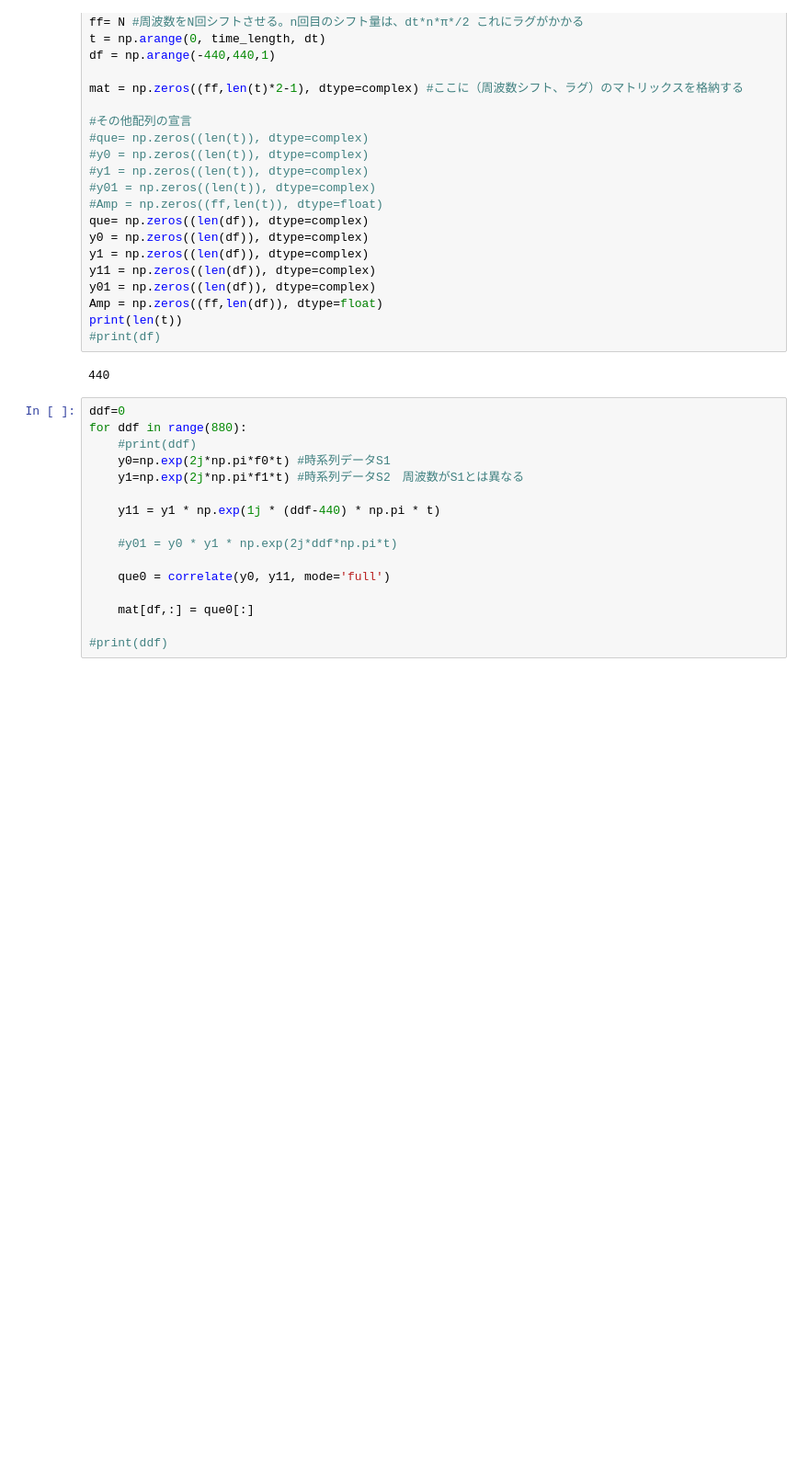
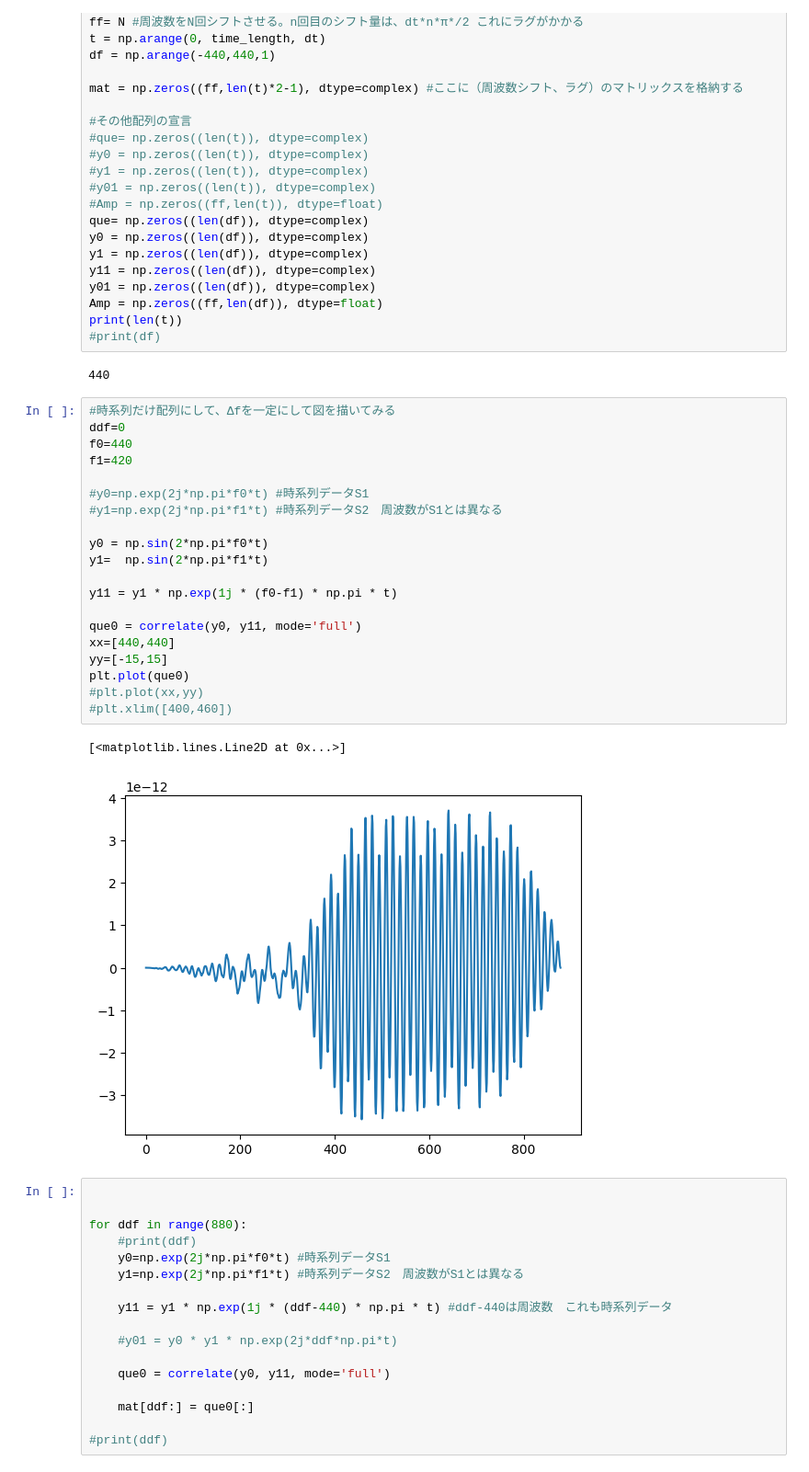
Before and after one commit to F-Isoda/test, a Jupyter notebook: caf_test_3.ipynb, the cells around one changed output. Shown at 92% size. Cells and saved outputs as stored; diff of their text form; blank space fills up the shorter version.

```diff
--- a/caf_test_3.ipynb
+++ b/caf_test_3.ipynb
@@ -34,20 +34,44 @@ print(len(t))
 #print(df)
 # %% [output]
 440
+# %%
+#時系列だけ配列にして、Δfを一定にして図を描いてみる
+ddf=0
+f0=440
+f1=420
+
+#y0=np.exp(2j*np.pi*f0*t) #時系列データS1
+#y1=np.exp(2j*np.pi*f1*t) #時系列データS2　周波数がS1とは異なる
+
+y0 = np.sin(2*np.pi*f0*t)
+y1=  np.sin(2*np.pi*f1*t)
+
+y11 = y1 * np.exp(1j * (f0-f1) * np.pi * t)
+
+que0 = correlate(y0, y11, mode='full')
+xx=[440,440]
+yy=[-15,15]
+plt.plot(que0)
+#plt.plot(xx,yy)
+#plt.xlim([400,460])
+# %% [output]
+[<matplotlib.lines.Line2D at 0x...>]
+[figure, added]
 # %%
-ddf=0
+
+
 for ddf in range(880):
     #print(ddf)
     y0=np.exp(2j*np.pi*f0*t) #時系列データS1
     y1=np.exp(2j*np.pi*f1*t) #時系列データS2　周波数がS1とは異なる
 
-    y11 = y1 * np.exp(1j * (ddf-440) * np.pi * t)
+    y11 = y1 * np.exp(1j * (ddf-440) * np.pi * t) #ddf-440は周波数　これも時系列データ
 
     #y01 = y0 * y1 * np.exp(2j*ddf*np.pi*t)
 
     que0 = correlate(y0, y11, mode='full')
 
-    mat[df,:] = que0[:]
+    mat[ddf:] = que0[:]
 
 #print(ddf)
 # %%
```
Also changed, not shown: parts of 2 cells of this notebook.
